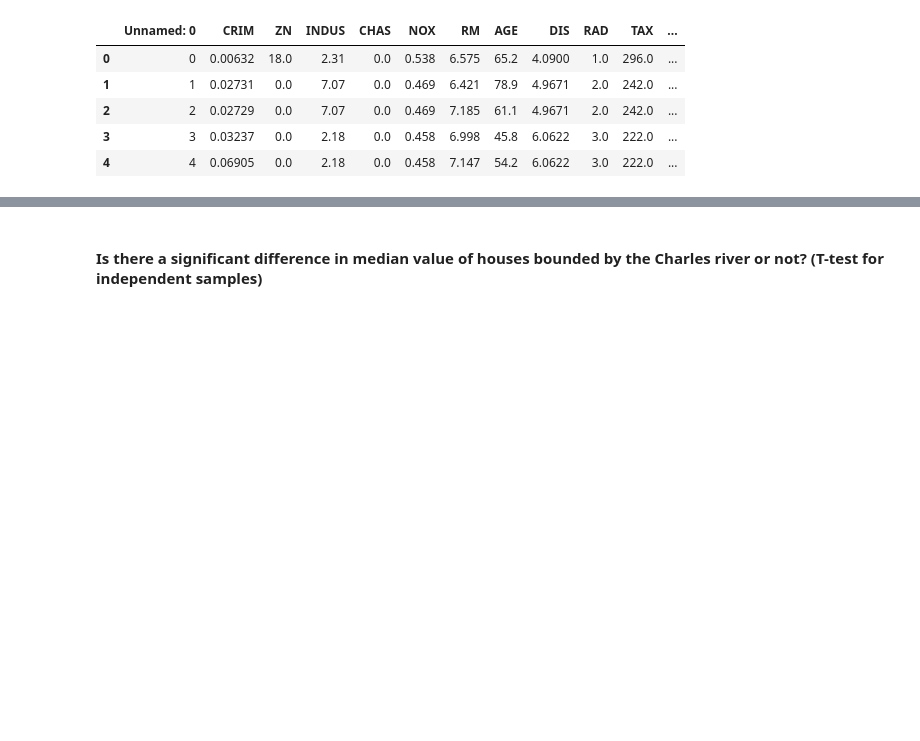
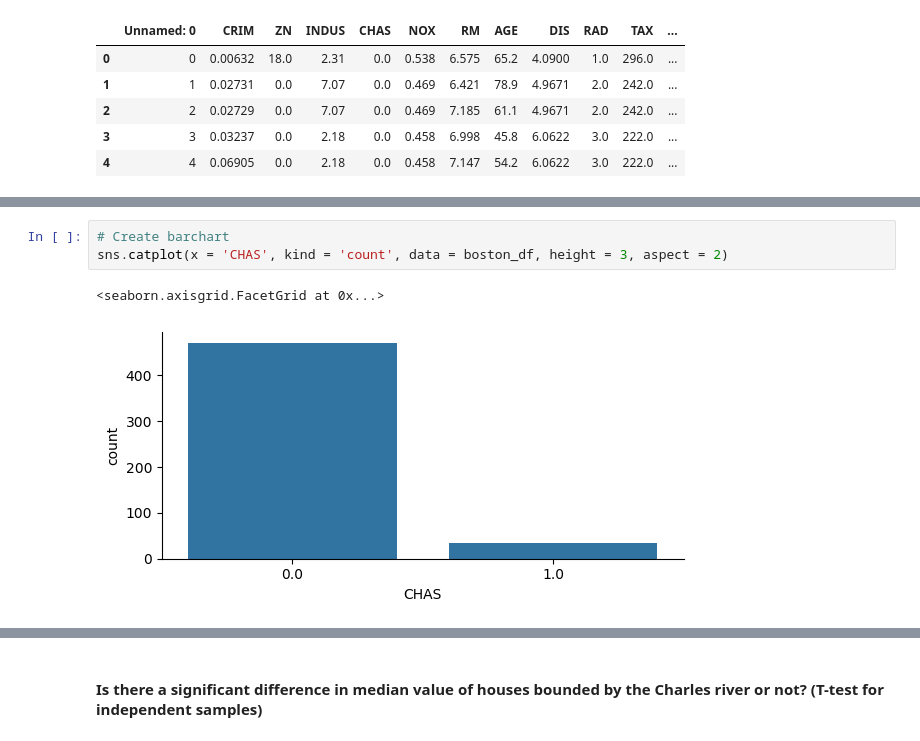
Before and after one commit to Em-Mac/Coursera-Statistics-for-Data-Science-with-Python, a Jupyter notebook: Optional_Peer_Graded_Assignment.jupyterlite.ipynb, the cells around one changed output, grey strips where cells are left out. Drawn from its saved outputs; the diff is of its cells as text; blank space fills up the shorter version.

```diff
--- a/Optional_Peer_Graded_Assignment.jupyterlite.ipynb
+++ b/Optional_Peer_Graded_Assignment.jupyterlite.ipynb
@@ -104,0 +113,6 @@ boston_df.head()
+# %%
+# Create barchart
+sns.catplot(x = 'CHAS', kind = 'count', data = boston_df, height = 3, aspect = 2)
+# %% [output]
+<seaborn.axisgrid.FacetGrid at 0x...>
+[figure, added]
```
Also changed, not shown: parts of 7 cells of this notebook.
